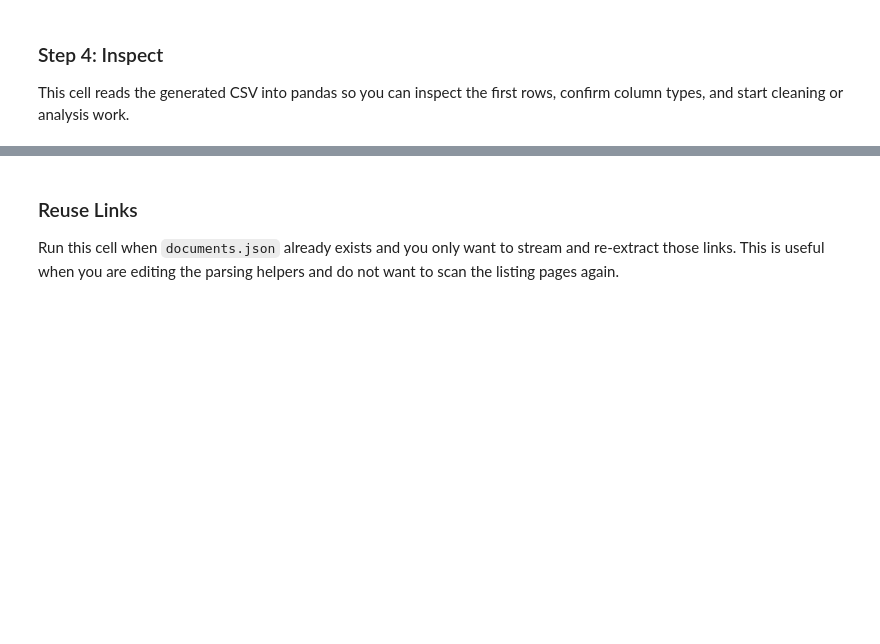
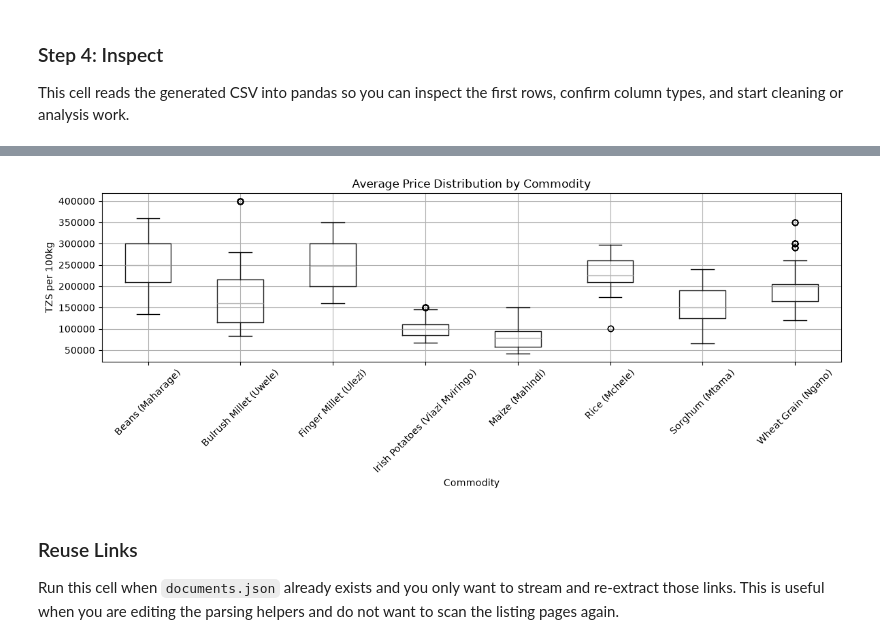
Before and after one commit to issah1554/fyp2026_backend, a Jupyter notebook: notebooks/mining/viwanda_mining.ipynb, the cells around one changed output, grey strips where cells are left out. Saved outputs shown, nothing was run; the diff lists cells and outputs as text; code cells hidden in the pictures; blank space fills up the shorter version.

```diff
--- a/notebooks/mining/viwanda_mining.ipynb
+++ b/notebooks/mining/viwanda_mining.ipynb
@@ -499,3 +603,14 @@ None
+# %%
+# Graph 3: average price distribution by commodity.
+ax = analysis.boxplot(column="avg_price", by="commodity", figsize=(12, 5), rot=45)
+ax.set_title("Average Price Distribution by Commodity")
+ax.set_xlabel("Commodity")
+ax.set_ylabel("TZS per 100kg")
+plt.suptitle("")
+plt.tight_layout()
+plt.show()
+# %% [output]
+[figure, added]
 # %% [markdown]
 ### Reuse Links
 
```
Also changed, not shown: parts of 10 cells of this notebook, 3 other files.
